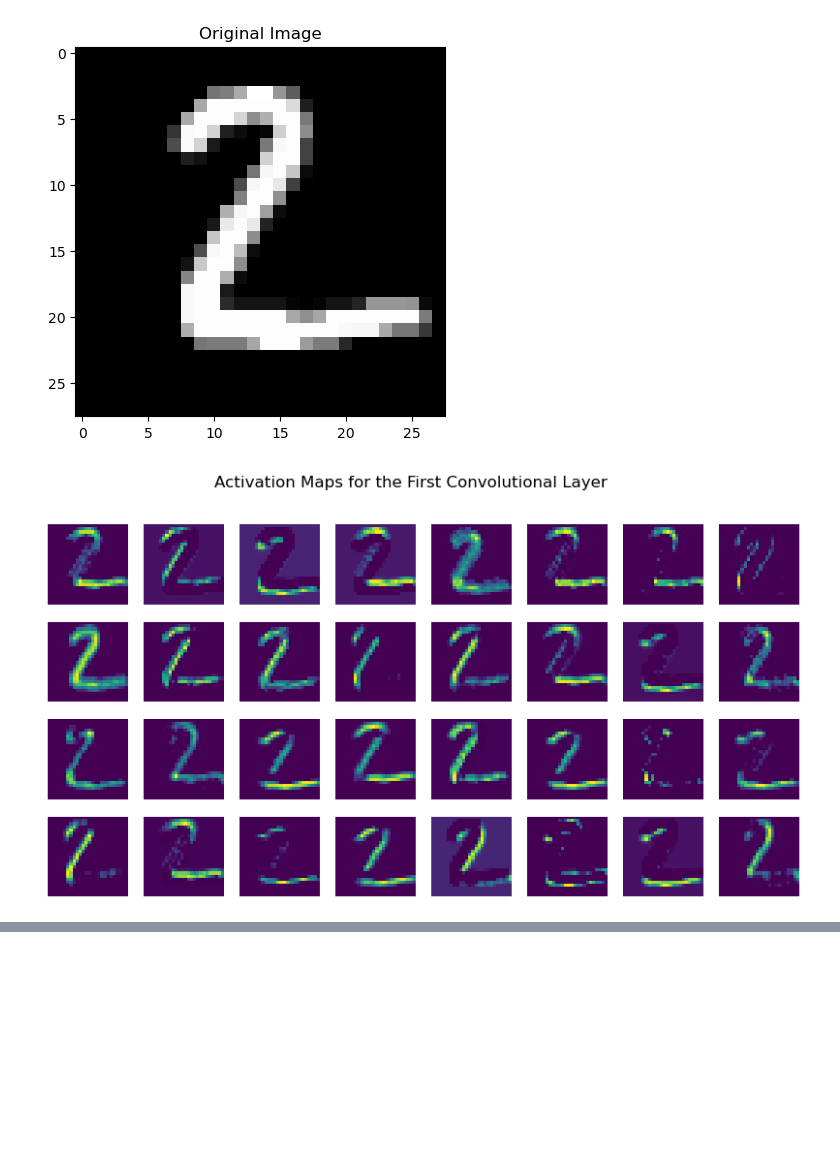
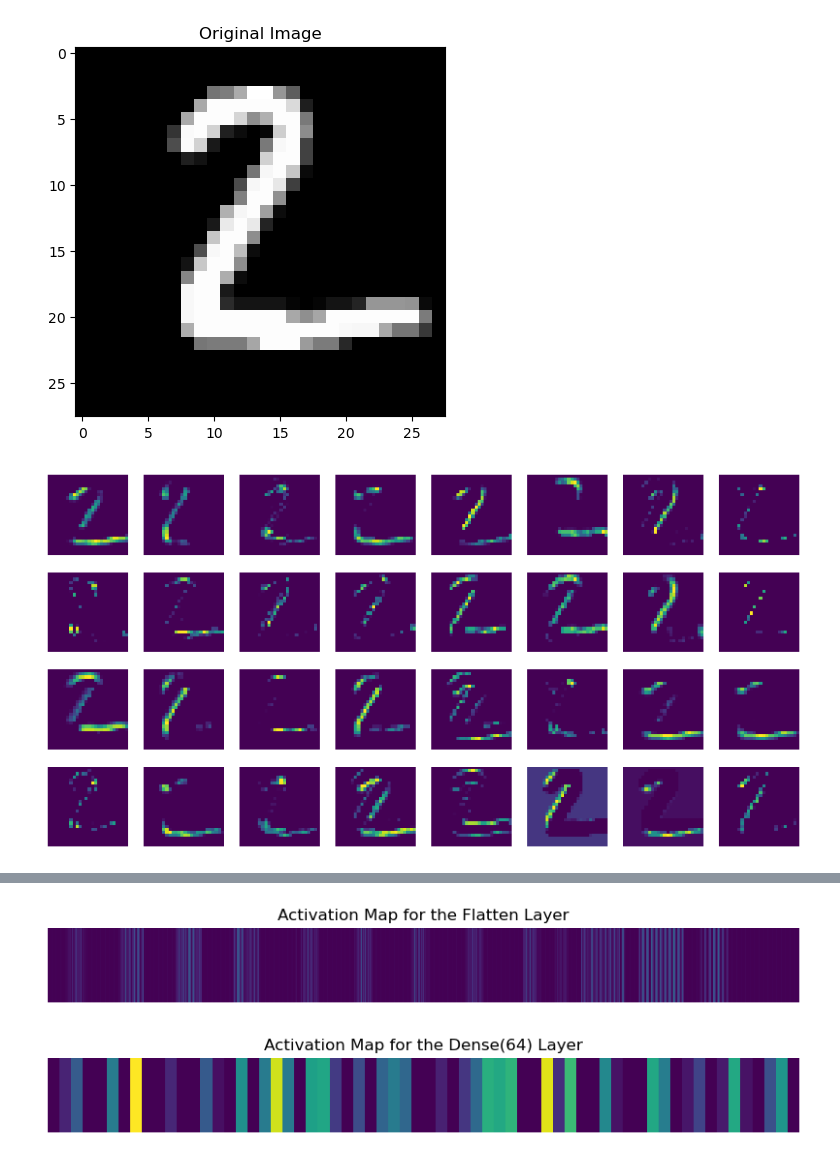
Before and after one commit to KarimaTaira/neural-network, a Jupyter notebook: ReseauNeur.ipynb, the cells around one changed output, grey strips where cells are left out. Cells and saved outputs as stored; diff of their text form; code cells hidden in the pictures; blank space fills up the shorter version.

Commit message:
update the plot of layers ouput

```diff
--- a/ReseauNeur.ipynb
+++ b/ReseauNeur.ipynb
@@ -36,8 +43,9 @@ Downloading data from https://storage.googleapis.com/tensorflow/tf-keras-dataset
 # %%
 # Train the model
-model.fit(x_train, y_train, epochs=5, batch_size=64, validation_data=(x_test, y_test))
+model.fit(x_train, y_train, epochs=10, batch_size=64, validation_data=(x_test, y_test))
 
-# Evaluate the model
+# metrics
 test_loss, test_acc = model.evaluate(x_test, y_test)
+print(f'Test loss: {test_loss}')
 print(f'Test accuracy: {test_acc}')
 # %% [output]
@@ -56,23 +71,48 @@ Test accuracy: 0.9918000102043152
 # %%
 from tensorflow.keras.models import Model
-# Create a model that outputs the activations of the first convolutional layer
-activation_model = Model(inputs=model.inputs, outputs=model.layers[0].output)
+import matplotlib.pyplot as plt
+
+# Create activation models for each convolutional layer
+activation_model_0 = Model(inputs=model.inputs, outputs=model.layers[0].output)
+activation_model_1 = Model(inputs=model.inputs, outputs=model.layers[1].output)
+activation_model_2 = Model(inputs=model.inputs, outputs=model.layers[2].output)
+activation_model_3 = Model(inputs=model.inputs, outputs=model.layers[3].output)
+activation_model_4 = Model(inputs=model.inputs, outputs=model.layers[4].output)
+
 
 # Visualize the activation maps for a specific input image
-sample_image = x_test[1].reshape((1, 28, 28, 1))
-activations = activation_model.predict(sample_image)
+image = x_test[1].reshape((1, 28, 28, 1))  # Choose the image
+activations_0 = activation_model_0.predict(image)
+activations_1 = activation_model_1.predict(image)
+activations_2 = activation_model_2.predict(image)
+activations_3 = activation_model_3.predict(image)
+activations_4 = activation_model_4.predict(image)
 
 # Plot the original image
-plt.imshow(sample_image.reshape(28, 28), cmap='gray')
+plt.imshow(image.reshape(28, 28), cmap='gray')
 plt.title('Original Image')
 plt.show()
 
-# Plot the activation maps
-plt.figure(figsize=(10, 5))
-for i in range(32):  # Assuming 32 filters in the first convolutional layer
-    plt.subplot(4, 8, i + 1)
-    plt.imshow(activations[0, :, :, i], cmap='viridis')
-    plt.axis('off')
-plt.suptitle('Activation Maps for the First Convolutional Layer')
-plt.show()
+def plot_activation_maps(layer_activations, layer_name):
+    if len(layer_activations.shape) == 4:
+        # For Conv2D and MaxPooling2D layers
+        plt.figure(figsize=(10, 5))
+        for i in range(layer_activations.shape[-1]):
+            plt.subplot(4, 8, i + 1)
+            plt.imshow(layer_activations[0, :, :, i], cmap='viridis')
+            plt.axis('off')
+    elif len(layer_activations.shape) == 2:
+        # For Flatten and Dense layers
+        plt.figure(figsize=(10, 1))
+        plt.imshow(layer_activations.reshape(1, -1), cmap='viridis', aspect='auto')
+        plt.title(f'Activation Map for the {layer_name} Layer')
+        plt.axis('off')
+    plt.show()
+
+# Plot activation maps for each layer
+plot_activation_maps(activations_0, 'Conv2D')
+plot_activation_maps(activations_1, 'MaxPooling2D')
+plot_activation_maps(activations_2, 'Flatten')
+plot_activation_maps(activations_3, 'Dense(64)')
+plot_activation_maps(activations_4, 'Dense(10)')
 # %% [output]
@@ -80,2 +124,2 @@ plt.show()
 [figure]
-[figure, old version]
+[figure, new version]
@@ -81,0 +127,2 @@ plt.show()
+[figure, added]
+[figure, added]
```
Also changed, not shown: parts of 19 cells of this notebook, 3 other files.
